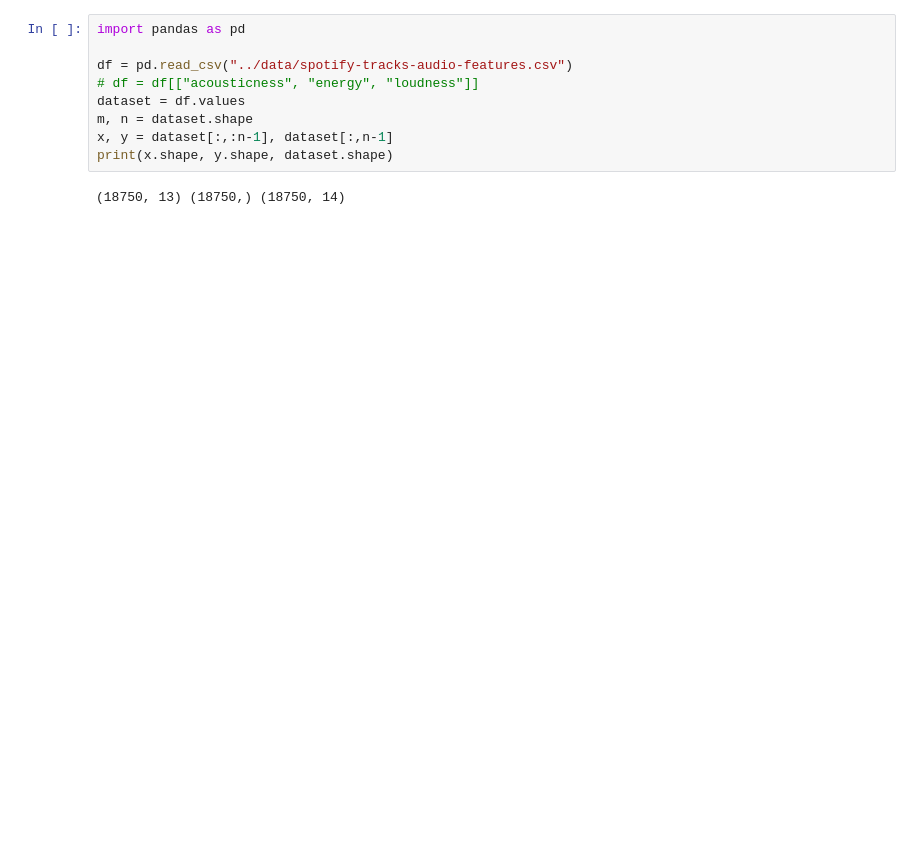
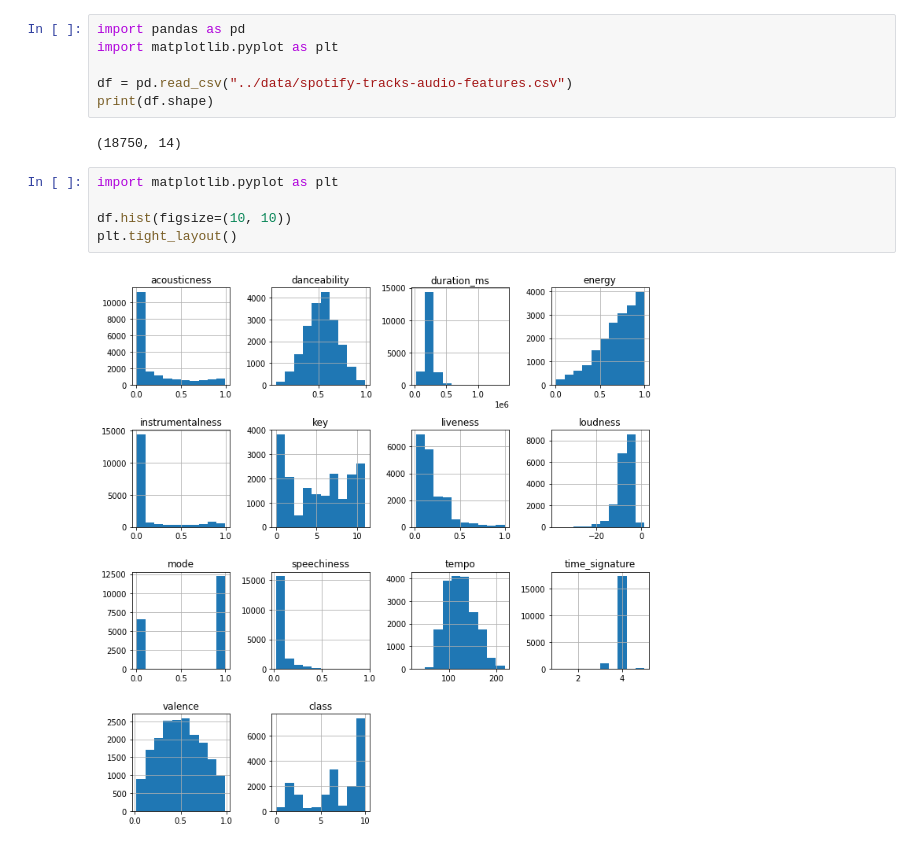
Before and after one commit to Felipelv199/spotify-tracks-genres-classifier, a Jupyter notebook: src/simple-neural-network.ipynb, the cells around one changed output. Saved outputs shown, nothing was run; the diff lists cells and outputs as text; blank space fills up the shorter version.

```diff
--- a/src/simple-neural-network.ipynb
+++ b/src/simple-neural-network.ipynb
@@ -1,11 +1,15 @@
 # %%
 import pandas as pd
+import matplotlib.pyplot as plt
 
 df = pd.read_csv("../data/spotify-tracks-audio-features.csv")
-# df = df[["acousticness", "energy", "loudness"]]
-dataset = df.values
-m, n = dataset.shape
-x, y = dataset[:,:n-1], dataset[:,n-1]
-print(x.shape, y.shape, dataset.shape)
+print(df.shape)
 # %% [output]
-(18750, 13) (18750,) (18750, 14)
+(18750, 14)
+# %%
+import matplotlib.pyplot as plt
+
+df.hist(figsize=(10, 10))
+plt.tight_layout()
+# %% [output]
+[figure, added]
```
Also changed, not shown: parts of 17 cells of this notebook, 2 other files.
